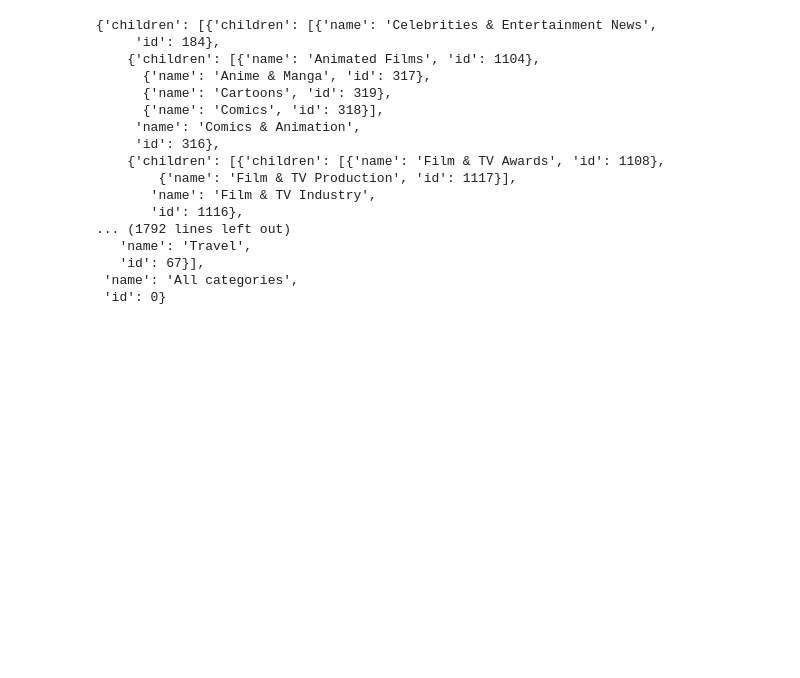
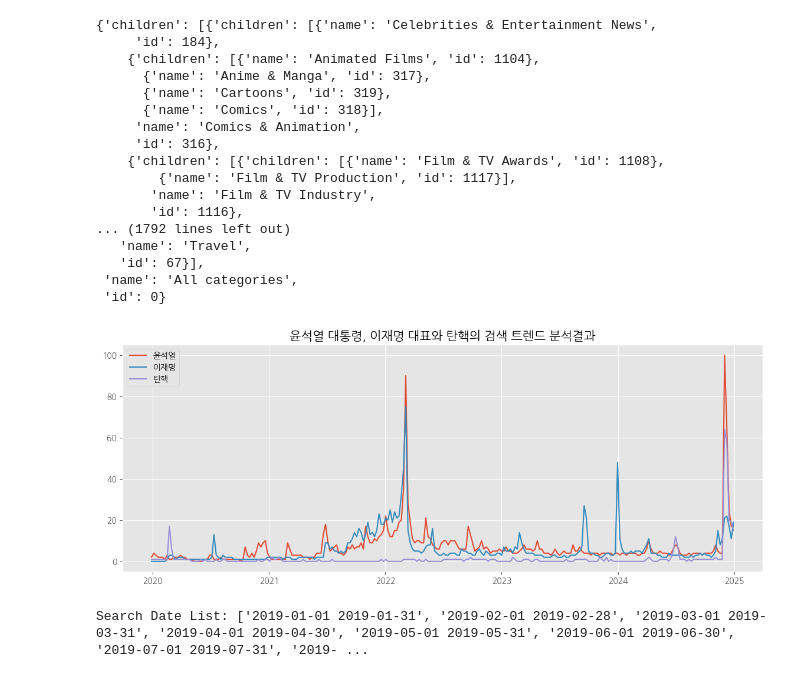
Before and after one commit to addinedu-ros-8th/eda-repo-4, a Jupyter notebook: google-trends.ipynb, the cells around one changed output. Saved outputs shown, nothing was run; the diff lists cells and outputs as text; code cells hidden in the pictures; blank space fills up the shorter version.

Commit message:
google-trends

```diff
--- a/google-trends.ipynb
+++ b/google-trends.ipynb
@@ -458,3 +437,51 @@ google_trends.categories()
    'id': 67}],
  'name': 'All categories',
  'id': 0}
+# %%
+from pytrends.request import TrendReq
+import matplotlib.pyplot as plt
+import koreanize_matplotlib
+%matplotlib inline
+
+def diff_keyword_plt(keyword_list, title_text):
+    period = "today 5-y"
+    google_trends.build_payload(kw_list=keyword_list, timeframe=period, geo="KR")
+    trend_df = google_trends.interest_over_time()
+    plt.rc('font', family='NanumGothic')
+    plt.style.use("ggplot")
+    plt.figure(figsize=(14,5))
+    for keyword in keyword_list:
+        plt.plot(trend_df[keyword], label=keyword)
+    plt.title(title_text, size=15)
+    plt.legend(loc="best")
+    plt.show()
+# %%
+title = "윤석열 대통령, 이재명 대표와 탄핵의 검색 트렌드 분석결과"
+keyword_list = ["윤석열", "이재명", "탄핵"]
+diff_keyword_plt(keyword_list, title)
+# %% [output]
+[figure, added]
+# %%
+import pandas as pd
+
+# date_format = "%-m/%-d/%Y"
+# date_format_text = "%m%d%Y"
+date_format = "%Y-%m-%d"
+
+# 시작 날짜와 종료 날짜에 대해 월별로 첫날과 마지막 날을 생성
+# 각 달의 첫날과 마지막 날을 문자열로 추가
+def date_range(start, end):
+    date_range = pd.date_range(start=start, end=end, freq='MS')  # 각 달의 시작일
+    search_date_list = []
+    for date in date_range:
+        first_day = date.strftime(date_format)
+        last_day = (date + pd.offsets.MonthEnd(0)).strftime(date_format)
+        search_date = f"{first_day} {last_day}"
+        search_date_list.append(search_date)
+
+    return search_date_list
+
+search_date_list = date_range("20190101", "20240501")
+print("Search Date List:", search_date_list)
+# %% [output]
+Search Date List: ['2019-01-01 2019-01-31', '2019-02-01 2019-02-28', '2019-03-01 2019-03-31', '2019-04-01 2019-04-30', '2019-05-01 2019-05-31', '2019-06-01 2019-06-30', '2019-07-01 2019-07-31', '2019- ...
```
Also changed, not shown: parts of 55 cells of this notebook, 3 other files.
